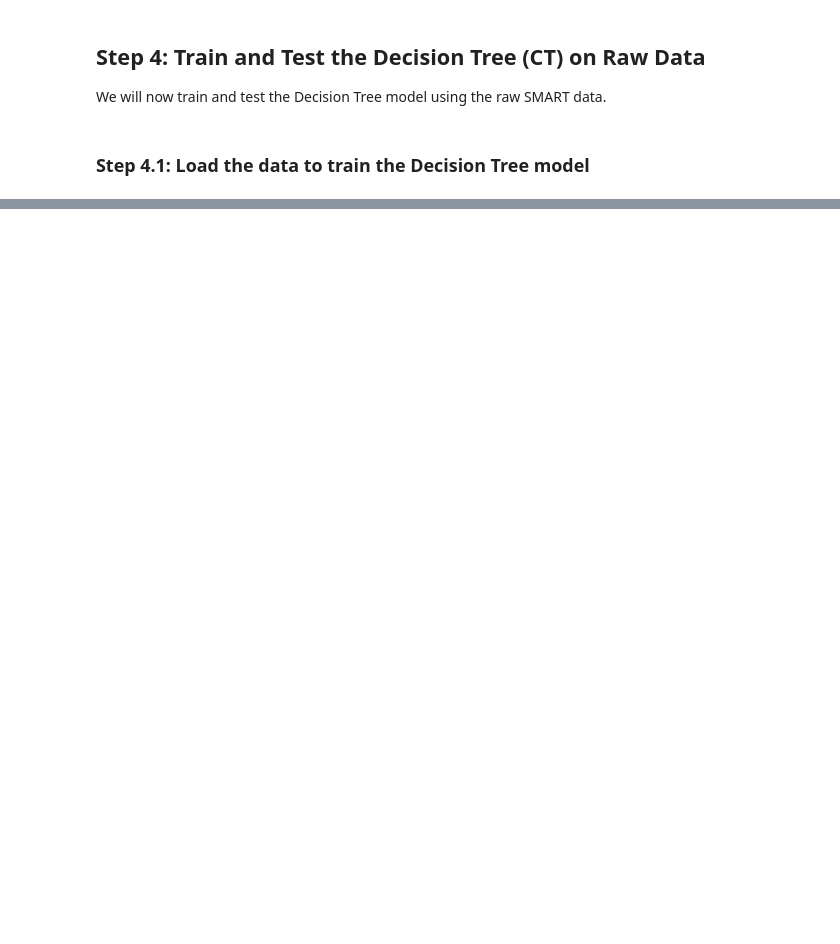
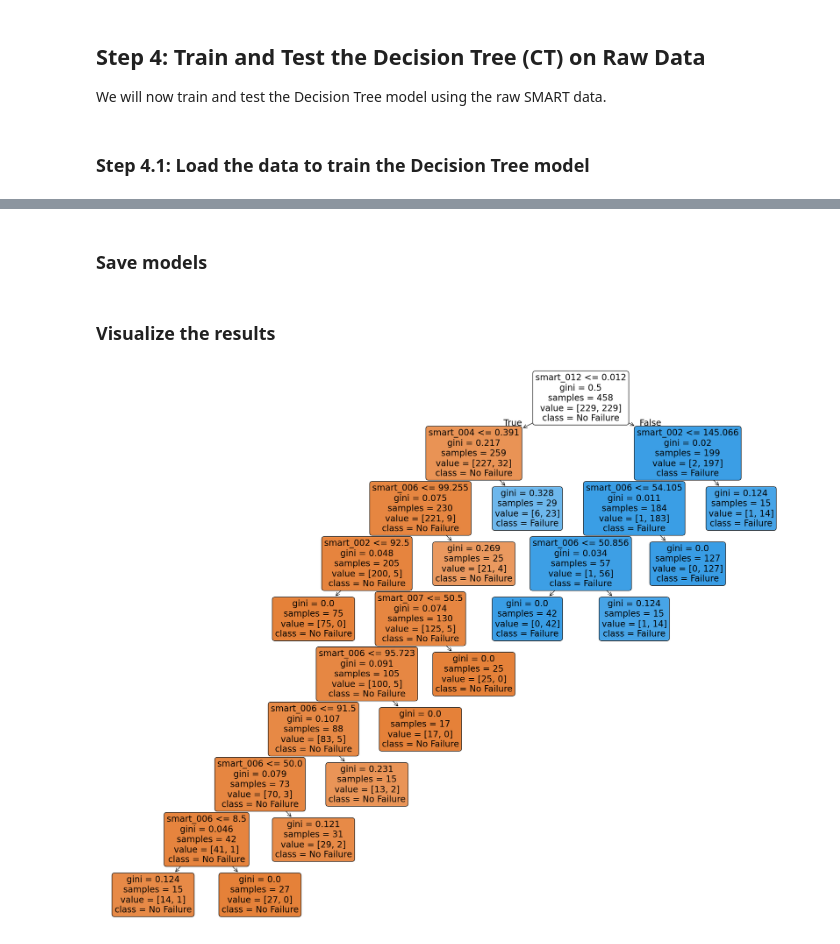
Before and after one commit to InakiOG/hd-failure-prediction, a Jupyter notebook: notebooks/thesis.ipynb, the cells around one changed output, grey strips where cells are left out. Drawn from its saved outputs; the diff is of its cells as text; code cells hidden in the pictures; blank space fills up the shorter version.

```diff
--- a/notebooks/thesis.ipynb
+++ b/notebooks/thesis.ipynb
@@ -194,14 +212,4 @@ KeyboardInterrupt:
 # %%
-# Run standard CT analysis on raw data
-ct_data_path = lstm_data_path  # Use the same data as LSTM
-
-# The CT pipeline expects a features file. For raw SMART, set feature_selection_method='smart_only'
-ct_results = CT.analyze_lstm_predictions_with_ct(
-    lstm_features_path=None,  # None means use raw data
-    ground_truth_path=ct_data_path,
-    feature_selection_method='smart_only',  # Only use SMART features
-    output_dir="ct_raw_analysis"
-)
-print("CT Results on Raw Data:")
-print(ct_results)
+print("\nTraining Decision Tree with Gini criterion...")
+clf_gini = CT.train_using_gini(X_train_res, X_test, y_train_res)
 # %% [output]
@@ -231,24 +216,0 @@ Let's select a random drive from the dataset, run it through the LSTM model, and
-# %%
-# Load the list of drives
-all_serials = []
-for f in os.listdir(lstm_data_path):
-    if f.endswith('.csv'):
-        try:
-            df = pd.read_csv(os.path.join(lstm_data_path, f), usecols=['serial_number'])
-            all_serials.extend(df['serial_number'].unique())
-        except Exception as e:
-            print(f"Error reading {f}: {e}")
-all_drives = list(set(all_serials))
-random_drive = random.choice(all_drives)
-print(f"Randomly selected drive: {random_drive}")
-
-# Run the LSTM model on this drive (assuming such a function exists)
-if hasattr(smart, "predict_drive"):
-    random_drive_pred = smart.predict_drive(
-        model_path=lstm_model_path,
-        drive_serial=random_drive,
-        data_path=lstm_data_path
-    )
-    print(f"LSTM prediction for drive {random_drive}: {random_drive_pred}")
-else:
-    print("❌ predict_drive function not found in smart.py. Please test a drive manually.")
@@ -290,0 +217,3 @@ print("Pipeline complete! You have now trained, tested, and integrated LSTM and
+# %%
+print("\nTraining Decision Tree with Entropy criterion...")
+clf_entropy = CT.train_using_entropy(X_train_res, X_test, y_train_res)
@@ -290,0 +277,10 @@ print("Pipeline complete! You have now trained, tested, and integrated LSTM and
+# %% [markdown]
+### Save models
+# %% [markdown]
+### Visualize the results
+# %%
+smart_features = [f'smart_{i:03}' for i in range(1, 255)]
+# %%
+CT.plot_decision_tree(clf_gini, smart_features, ['No Failure', 'Failure'])
+# %% [output]
+[figure, added]
```
Also changed, not shown: parts of 25 cells of this notebook.
